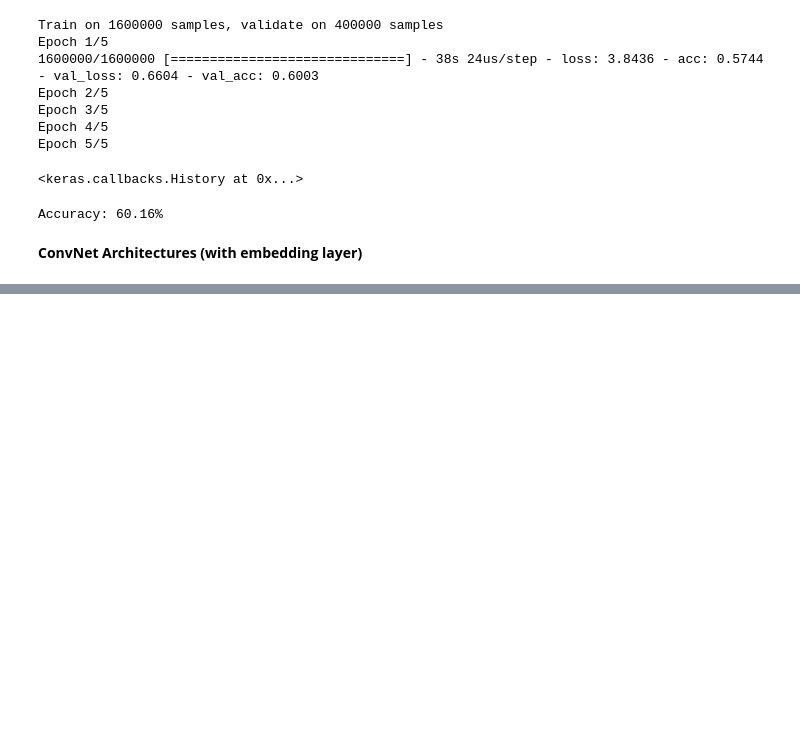
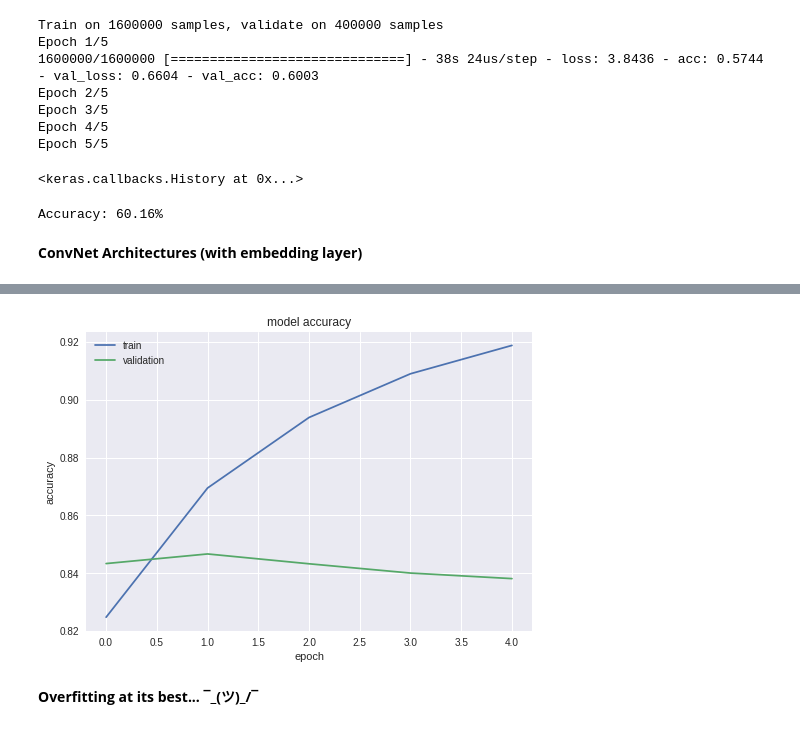
Before and after one commit to divyam25/NLP_for_Noobs, a Jupyter notebook: Tweet_Sent_DeepLearn.ipynb, the cells around one changed output, grey strips where cells are left out. Drawn from its saved outputs; the diff is of its cells as text; code cells hidden in the pictures; blank space fills up the shorter version.

```diff
--- a/Tweet_Sent_DeepLearn.ipynb
+++ b/Tweet_Sent_DeepLearn.ipynb
@@ -174,8 +208,2 @@ X_train, X_test, y_train, y_test = train_test_split(X, y, test_size = 0.2, rando
 # %% [markdown]
 **ConvNet Architectures (without embedding layer)**
-# %%
-X_train = np.array(X_train).reshape((2000000,65,1))
-X_test = np.array(X_test).reshape((500000,65,1))
-# %%
-X_train_E = np.array(X_train).reshape((2000000,65))
-X_test_E = np.array(X_test).reshape((500000,65))
@@ -237,8 +261,8 @@ Accuracy: 60.16%
 token.word_index
 # %%
 model1 = Sequential()
-model1.add(Embedding(508195, 10, input_length=65))
-model1.add(Conv1D(32, 3, input_shape=(65,10), padding='same', activation='relu'))
+model1.add(Embedding(508211, 25, input_length=67))
+model1.add(Conv1D(32, 3, input_shape=(67,25), padding='same', activation='relu'))
 model1.add(MaxPooling1D(pool_size=2))
 model1.add(Conv1D(64, 3, padding='same', activation='relu'))
 model1.add(MaxPooling1D(pool_size=2))
@@ -267,7 +291,7 @@ Non-trainable params: 0
 _________________________________________________________________
 None
 # %%
-model1.fit(X_train_E, y_train, validation_split = 0.2, epochs=5, batch_size=1000)
+history = model1.fit(X_train_E, y_train, validation_split = 0.2, epochs=5, batch_size=1000)
 # %% [output]
 Train on 1600000 samples, validate on 400000 samples
 Epoch 1/5
@@ -283,0 +307,12 @@ Accuracy: 81.99%
+# %%
+plt.plot(history.history['acc'])
+plt.plot(history.history['val_acc'])
+plt.title('model accuracy')
+plt.ylabel('accuracy')
+plt.xlabel('epoch')
+plt.legend(['train', 'validation'], loc='best')
+plt.show()
+# %% [output]
+[figure, added]
+# %% [markdown]
+**Overfitting at its best...  ¯\_(ツ)_/¯**
```
Also changed, not shown: parts of 18 cells of this notebook.
